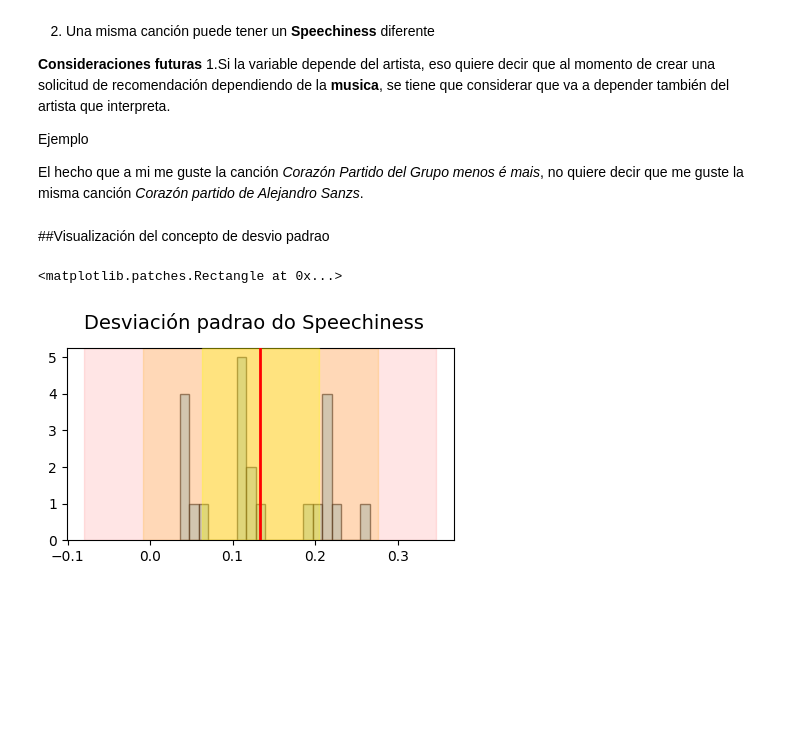
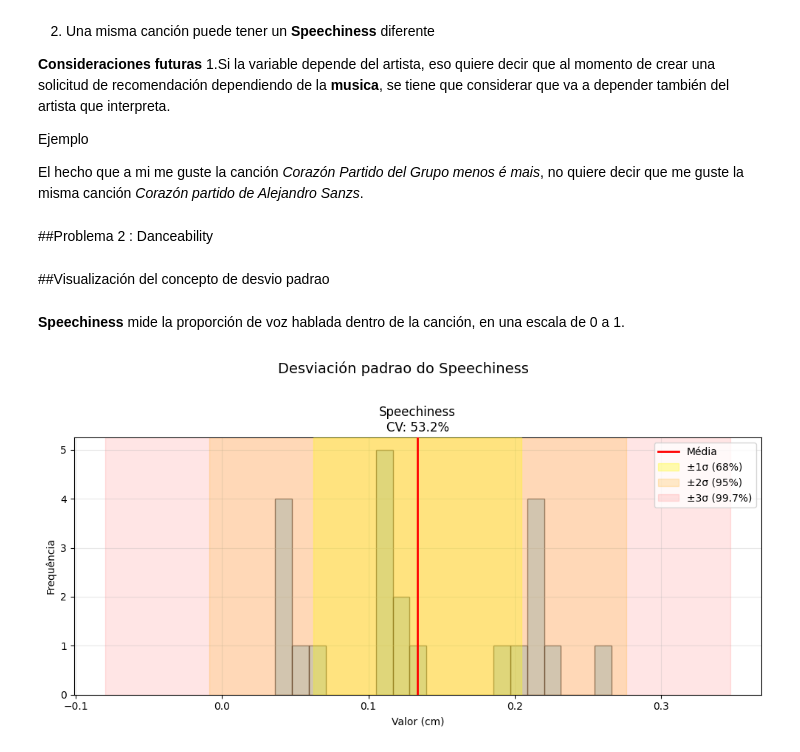
Before and after one commit to Magvride/Spotify-Recommendations, a Jupyter notebook: Ciência_de_Dados_G1.ipynb, the cells around one changed output. Drawn from its saved outputs; the diff is of its cells as text; code cells hidden in the pictures; blank space fills up the shorter version.

```diff
--- a/Ciência_de_Dados_G1.ipynb
+++ b/Ciência_de_Dados_G1.ipynb
@@ -296,22 +315,34 @@ print(Posion_dataFrame)
 Ejemplo
 
 El hecho que a mi me guste la canción *Corazón Partido del Grupo menos é mais*, no quiere decir que me guste la misma canción *Corazón partido de Alejandro Sanzs*.
+# %% [markdown]
+##Problema 2 : Danceability
 # %% [markdown]
 ##Visualización del concepto de desvio padrao
+# %% [markdown]
+**Speechiness** mide la proporción de voz hablada dentro de la canción, en una escala de 0 a 1.
 # %%
-fig, ax= plt.subplots(1,1,figsize=(5,2.5))
+fig, ax= plt.subplots(1,1,figsize=(10,5))
 fig.suptitle("Desviación padrao do Speechiness", fontsize=14, y=1.02)
 feature= 'speechiness'
 mean = Posion_dataFrame[feature].mean()
 std = Posion_dataFrame[feature].std()
 cv = (std/mean) * 100
 count, bins, patches = ax.hist(Posion_dataFrame[feature], bins=20, alpha=0.5, color='skyblue', edgecolor='black')
 # Linha da média
 ax.axvline(mean, color='red', linewidth=2, label='Média', zorder=5)
 # Faixas de desvio padrão
 ax.axvspan(mean-std, mean+std, alpha=0.3, color='yellow', label='±1σ (68%)', zorder=3)
 ax.axvspan(mean-2*std, mean+2*std, alpha=0.2, color='orange', label='±2σ (95%)', zorder=2)
 ax.axvspan(mean-3*std, mean+3*std, alpha=0.1, color='red', label='±3σ (99.7%)', zorder=1)
+
+ax.set_title(f'{feature.replace("_", " ").title()}\nCV: {cv:.1f}%')
+ax.set_xlabel('Valor (cm)')
+ax.set_ylabel('Frequência')
+ax.legend(fontsize=10, loc='upper right')
+ax.grid(True, alpha=0.3)
+
+plt.tight_layout()
+plt.show()
 # %% [output]
-<matplotlib.patches.Rectangle at 0x...>
-[figure, old version]
+[figure, new version]
```
Also changed, not shown: parts of 3 cells of this notebook.
